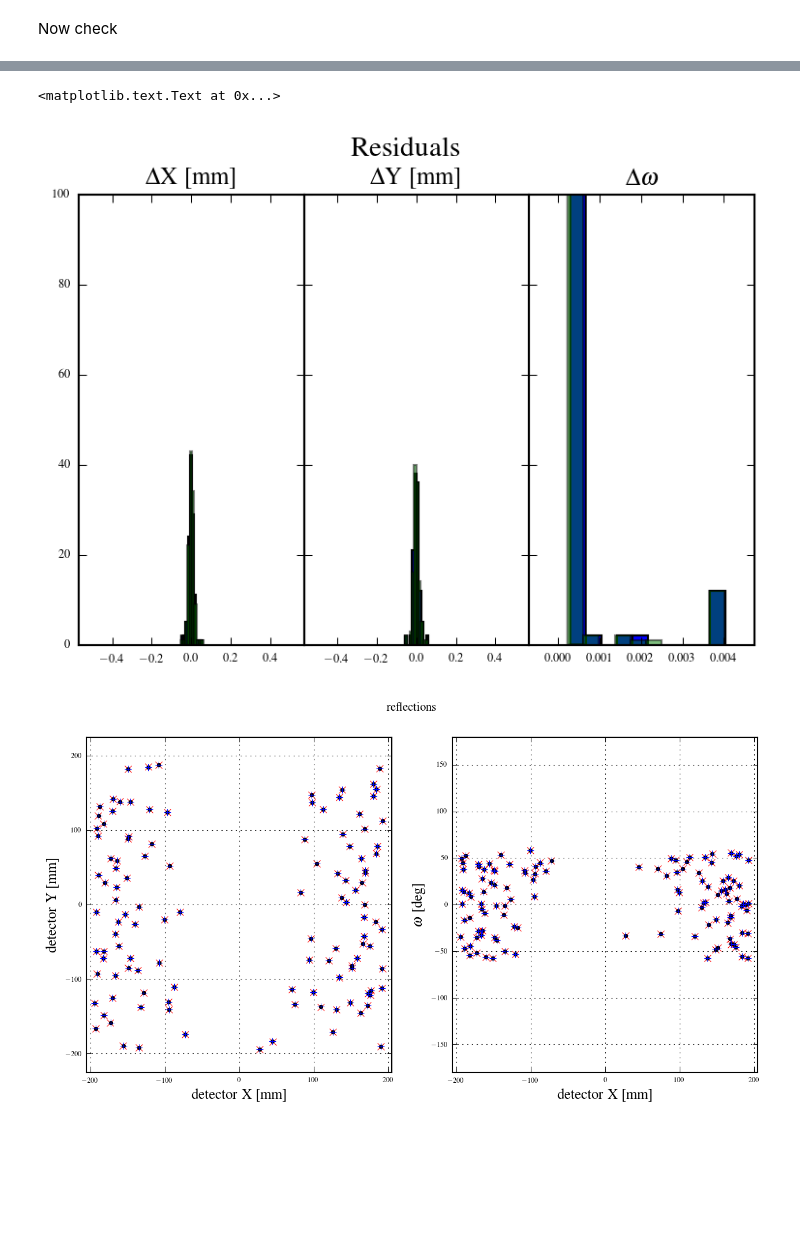
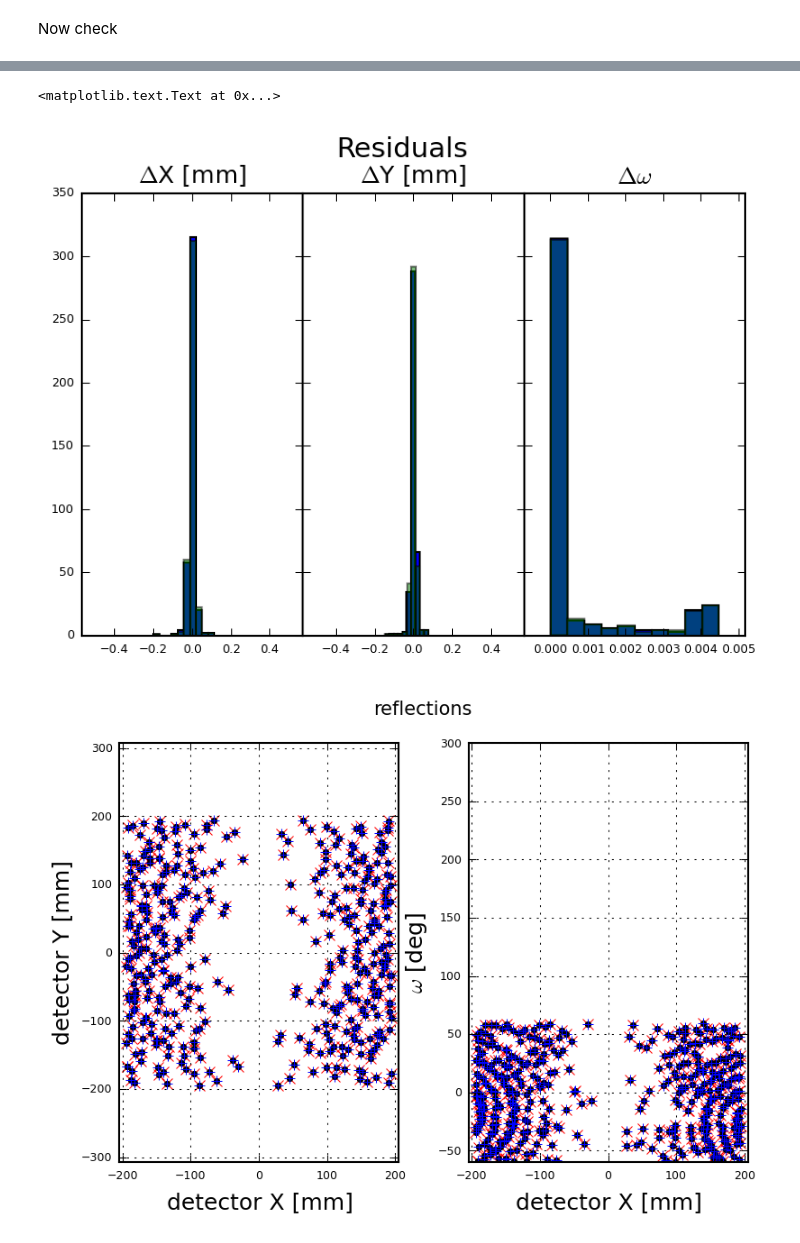
Before and after one commit to praxes/hexrd, a Jupyter notebook: share/calibrate_from_single_crystal.ipynb, the cells around one changed output, grey strips where cells are left out. Drawn from its saved outputs; the diff is of its cells as text; code cells hidden in the pictures; blank space fills up the shorter version.

```diff
--- a/share/calibrate_from_single_crystal.ipynb
+++ b/share/calibrate_from_single_crystal.ipynb
@@ -227,7 +227,7 @@ except (IOError, KeyError, RuntimeError):
 # load grain
 gtable = np.loadtxt(spots_filename) # load pull_spots output table
 valid_reflections = gtable[:, 0] >= 0
-not_saturated = gtable[:, 5] < int_cutoff
+not_saturated = gtable[:, 6] < int_cutoff
 print "%d of %d reflections are valid" %(sum(valid_reflections), len(gtable))
 print "%d of %d valid reflections be arelow saturation threshold of %d" %(sum(not_saturated), sum(valid_reflections), int_cutoff)
 
@@ -580,10 +580,9 @@ for i in range(3):
         axs3[i].set_xlim(-0.0007, np.max(resd_f.reshape(sum(idx_new), 3)[:, i])+0.0007)
     else:
         axs3[i].set_xlim(-0.57, 0.57)
-        axs3[i].set_xlim(-0.57, 0.57)
 
-fig4, axs4 = plt.subplots(1, 2, sharex=True, sharey=False, figsize=(10, 5))
-fig4.subplots_adjust(wspace=0.2)
+fig4, axs4 = plt.subplots(1, 2, sharex=True, sharey=False)
+fig4.subplots_adjust(wspace=0.25)
 fig4.suptitle("reflections")
 
 axs4[0].plot(xyo_det[:, 0], xyo_det[:, 1], 'rx')
@@ -623,3 +622,3 @@ Centroidal coordinates [microns]:
 <matplotlib.text.Text at 0x...>
-[figure, old version]
+[figure, new version]
-[figure, old version]
+[figure, new version]
```
Also changed, not shown: parts of 5 cells of this notebook, 5 other files.
